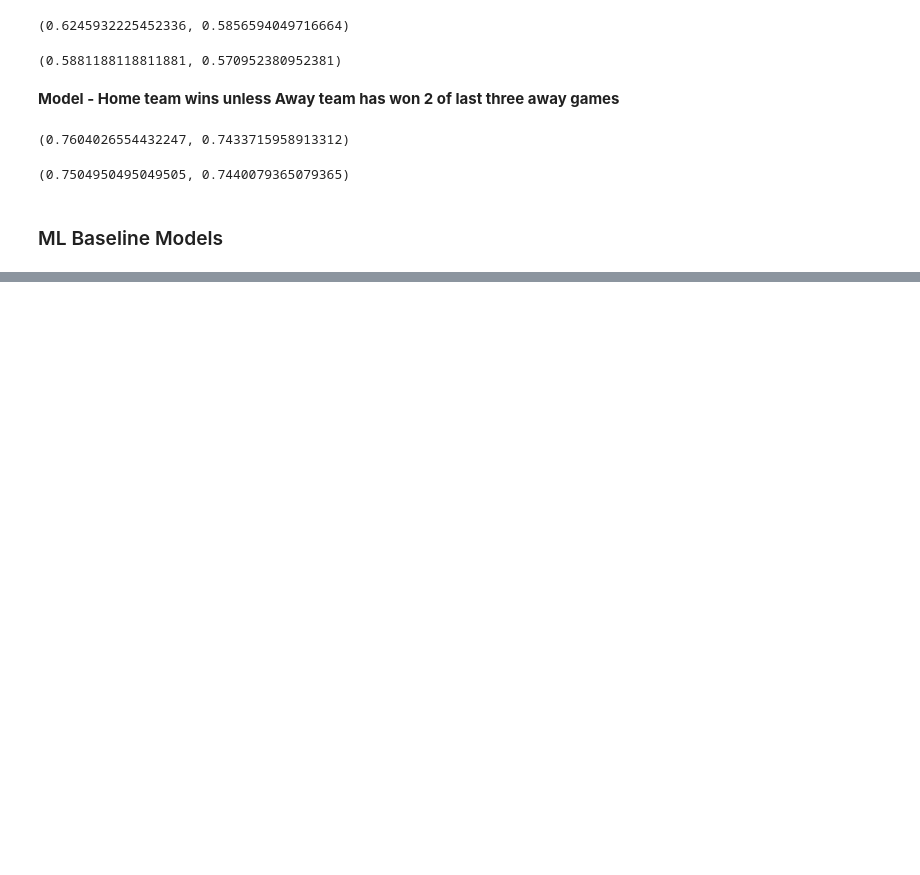
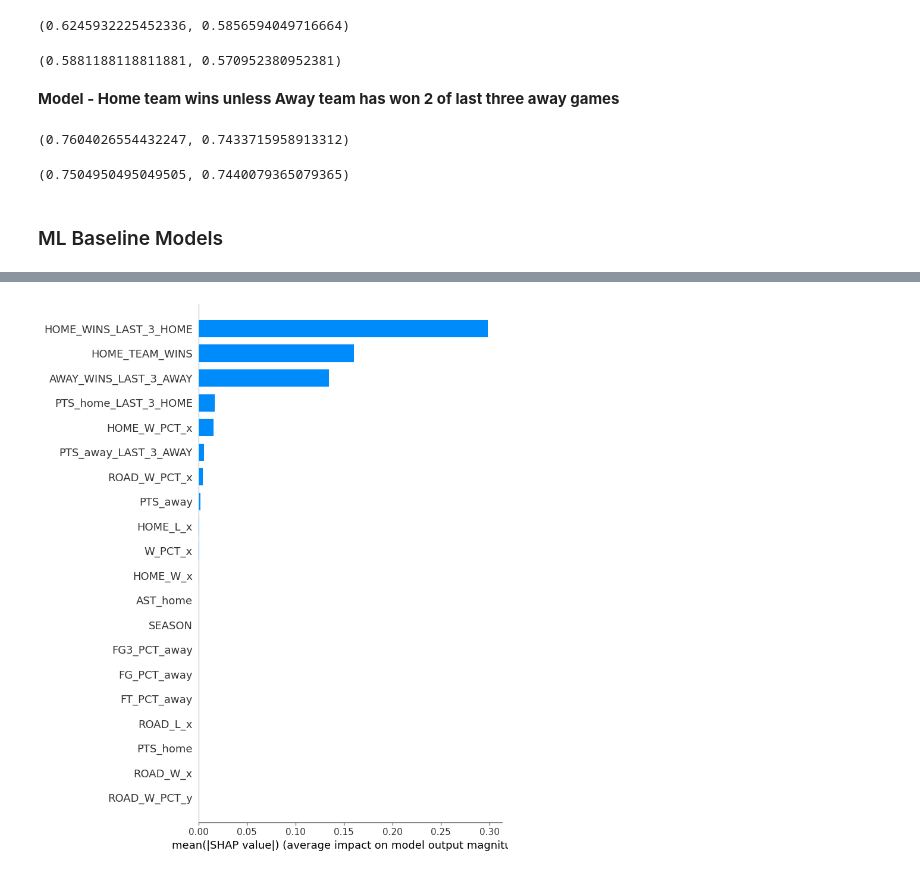
Before and after one commit to cmunch1/nba-prediction, a Jupyter notebook: 04_model_baseline.ipynb, the cells around one changed output, grey strips where cells are left out. Saved outputs shown, nothing was run; the diff lists cells and outputs as text; code cells hidden in the pictures; blank space fills up the shorter version.

```diff
--- a/04_model_baseline.ipynb
+++ b/04_model_baseline.ipynb
@@ -143,0 +324,4 @@ test = encode_data(test)
+# %%
+shap.summary_plot(train_oof_shap[:,:-1], train[use_columns], plot_type="bar")
+# %% [output]
+[figure, added]
```
Also changed, not shown: parts of 16 cells of this notebook.
